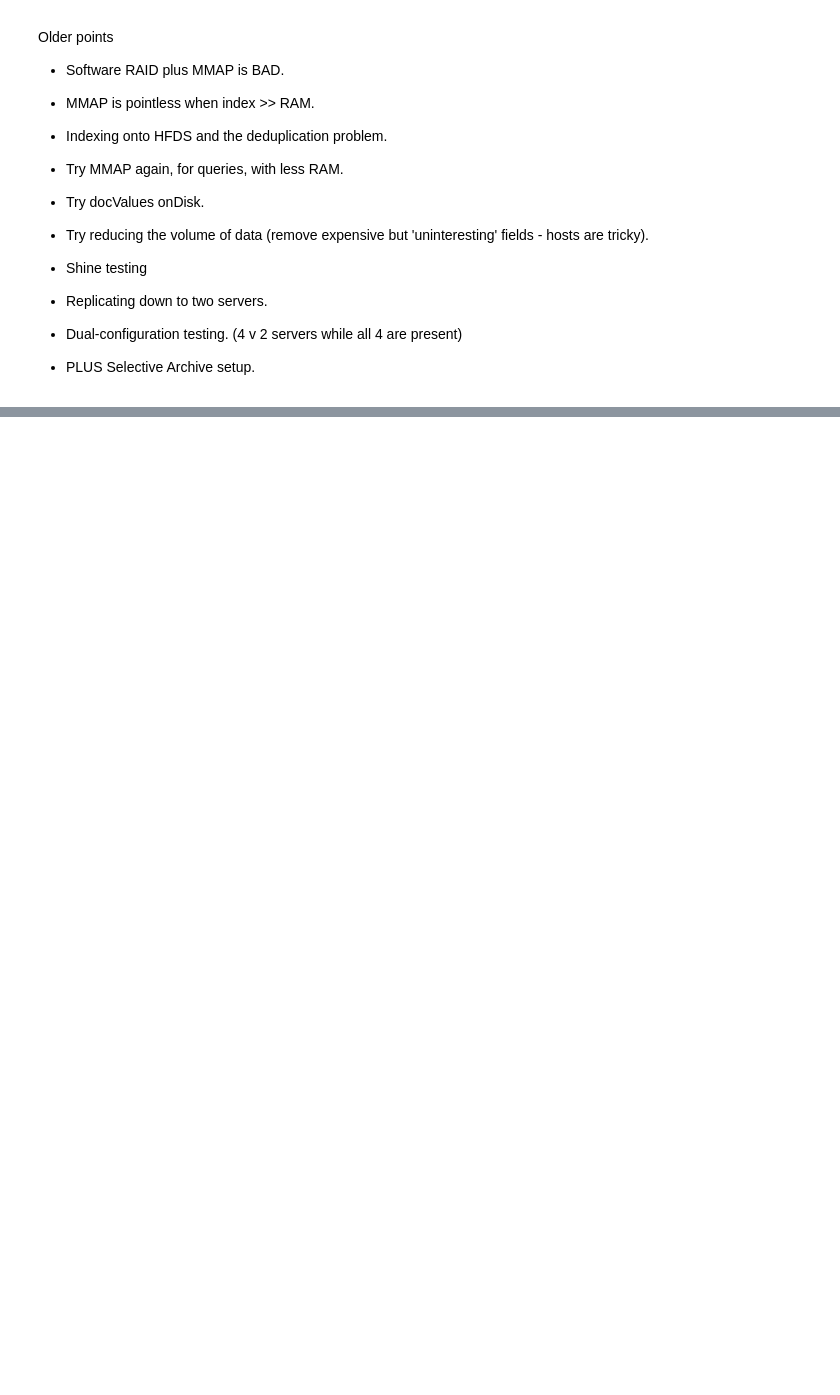
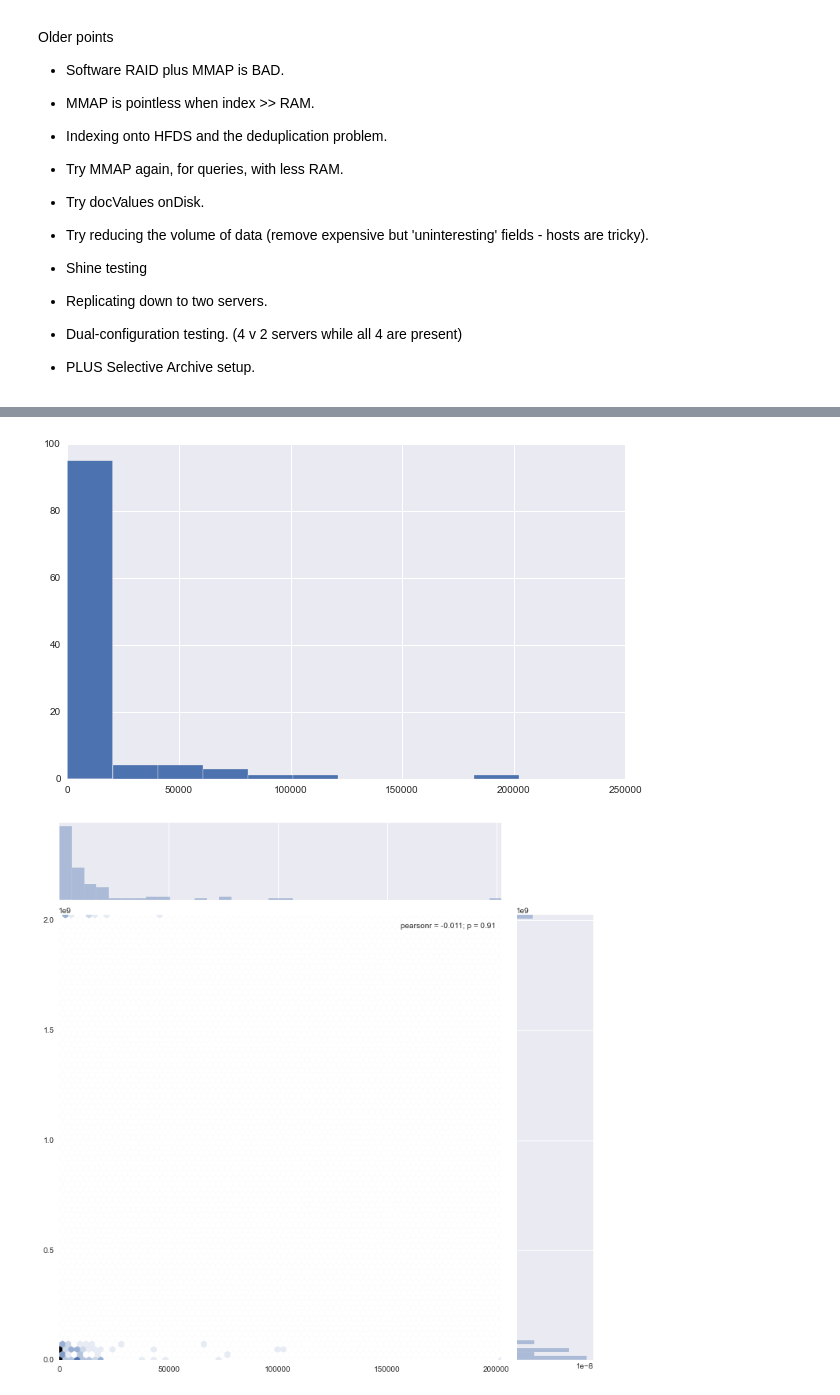
Before and after one commit to anjackson/keeping-codes, a Jupyter notebook: experiments/Scaling The Indexer.ipynb, the cells around one changed output, grey strips where cells are left out. Saved outputs shown, nothing was run; the diff lists cells and outputs as text; code cells hidden in the pictures; blank space fills up the shorter version.

```diff
--- a/experiments/Scaling The Indexer.ipynb
+++ b/experiments/Scaling The Indexer.ipynb
@@ -1201,0 +1207,31 @@ Older points
+# %%
+import numpy as np
+from numpy.random import randn
+import pandas as pd
+from scipy import stats
+%matplotlib inline
+import matplotlib as mpl
+import matplotlib.pyplot as plt
+import seaborn as sns
+
+sns.set_palette("deep", desat=.6)
+sns.set_context(rc={"figure.figsize": (8, 4)})
+np.random.seed(9221999)
+# %%
+ins = open( "solr-bench/servers-2-distrib-manual.txt", "r" )
+qts = []
+nhs = []
+for line in ins:
+    cols = line.split()
+    if len(cols) > 1 and cols[1] == "A":
+        qts.append(int(cols[2]))
+        nhs.append(int(cols[3]))
+ins.close()
+
+plt.figure(figsize=(10, 6))
+plt.hist(qts);
+
+jp = sns.jointplot(np.array(qts), np.array(nhs), kind="hex", size=10)
+# %% [output]
+[figure, added]
+[figure, added]
```
Also changed, not shown: parts of 3 cells of this notebook, 7 other files.
